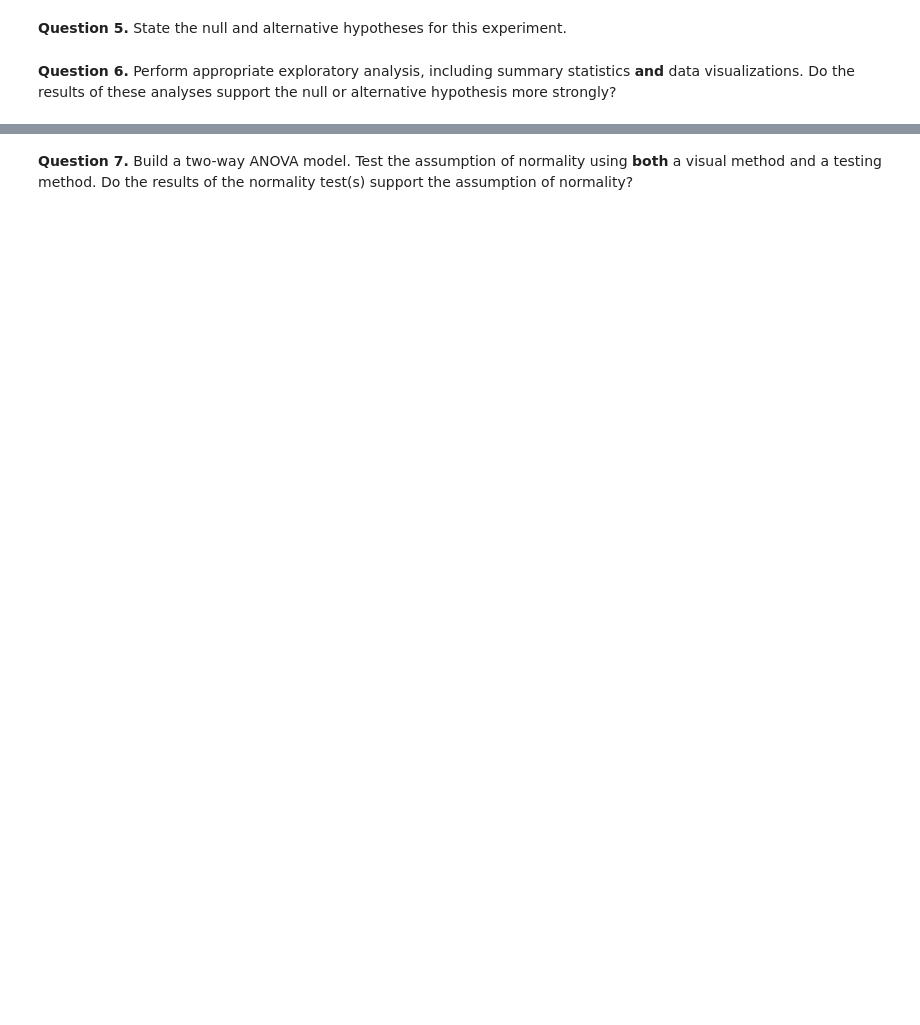
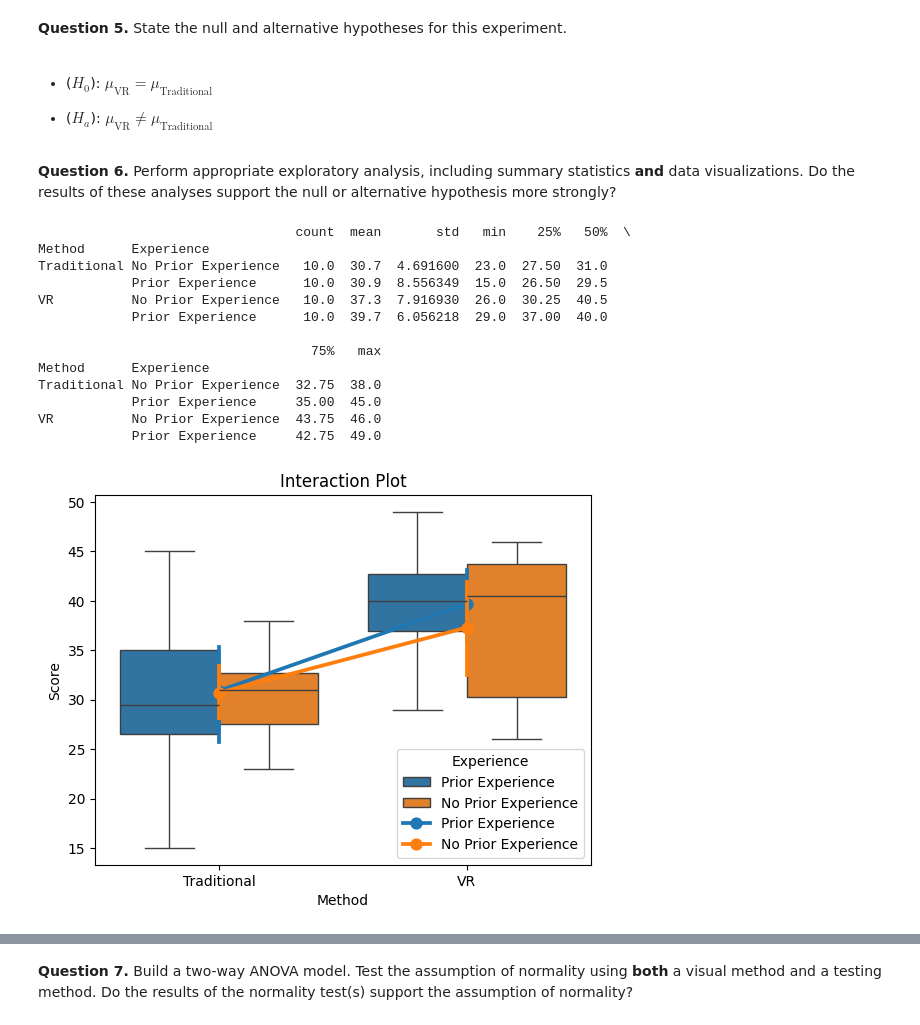
Before and after one commit to cmuriithi/STAT-7220-Applied-Experimental-Design, a Jupyter notebook: Assignments/Midterm-Exam/Midterm-Exam.ipynb, the cells around one changed output, grey strips where cells are left out. Cells and saved outputs as stored; diff of their text form; code cells hidden in the pictures; blank space fills up the shorter version.

```diff
--- a/Assignments/Midterm-Exam/Midterm-Exam.ipynb
+++ b/Assignments/Midterm-Exam/Midterm-Exam.ipynb
@@ -259,4 +270,43 @@ Plastic Silicone      1.7    0.0  0.8192 2.5808   True
 # %% [markdown]
 **Question 5.** State the null and alternative hypotheses for this experiment.
+# %% [markdown]
+- ($H_0$): $\mu_{\text{VR}} = \mu_{\text{Traditional}}$
+
+- ($H_a$): $\mu_{\text{VR}} \neq \mu_{\text{Traditional}}$
 # %% [markdown]
 **Question 6.** Perform appropriate exploratory analysis, including summary statistics **and** data visualizations. Do the results of these analyses support the null or alternative hypothesis more strongly?
+# %%
+import pandas as pd
+import seaborn as sns
+import matplotlib.pyplot as plt
+
+# Load the virtual reality data #
+VR = pd.read_excel('Nursing VR Study.xlsx')
+
+# Summary Statistics #
+print(VR.groupby(['Method', 'Experience'])['Score'].describe())
+
+# Boxplot #
+sns.boxplot(x='Method', y='Score', hue='Experience', data=VR)
+plt.title('Attitude Scores by Method and Experience')
+plt.savefig('vr_study_boxplot.png')
+
+# Interaction plot #
+sns.pointplot(x='Method', y='Score', hue='Experience', data=VR)
+plt.title('Interaction Plot')
+plt.savefig('vr_study_interaction.png')
+# %% [output]
+                                 count  mean       std   min    25%   50%  \
+Method      Experience
+Traditional No Prior Experience   10.0  30.7  4.691600  23.0  27.50  31.0
+            Prior Experience      10.0  30.9  8.556349  15.0  26.50  29.5
+VR          No Prior Experience   10.0  37.3  7.916930  26.0  30.25  40.5
+            Prior Experience      10.0  39.7  6.056218  29.0  37.00  40.0
+
+                                   75%   max
+Method      Experience
+Traditional No Prior Experience  32.75  38.0
+            Prior Experience     35.00  45.0
+VR          No Prior Experience  43.75  46.0
+            Prior Experience     42.75  49.0
+[figure, added]
```
Also changed, not shown: parts of 36 cells of this notebook.
